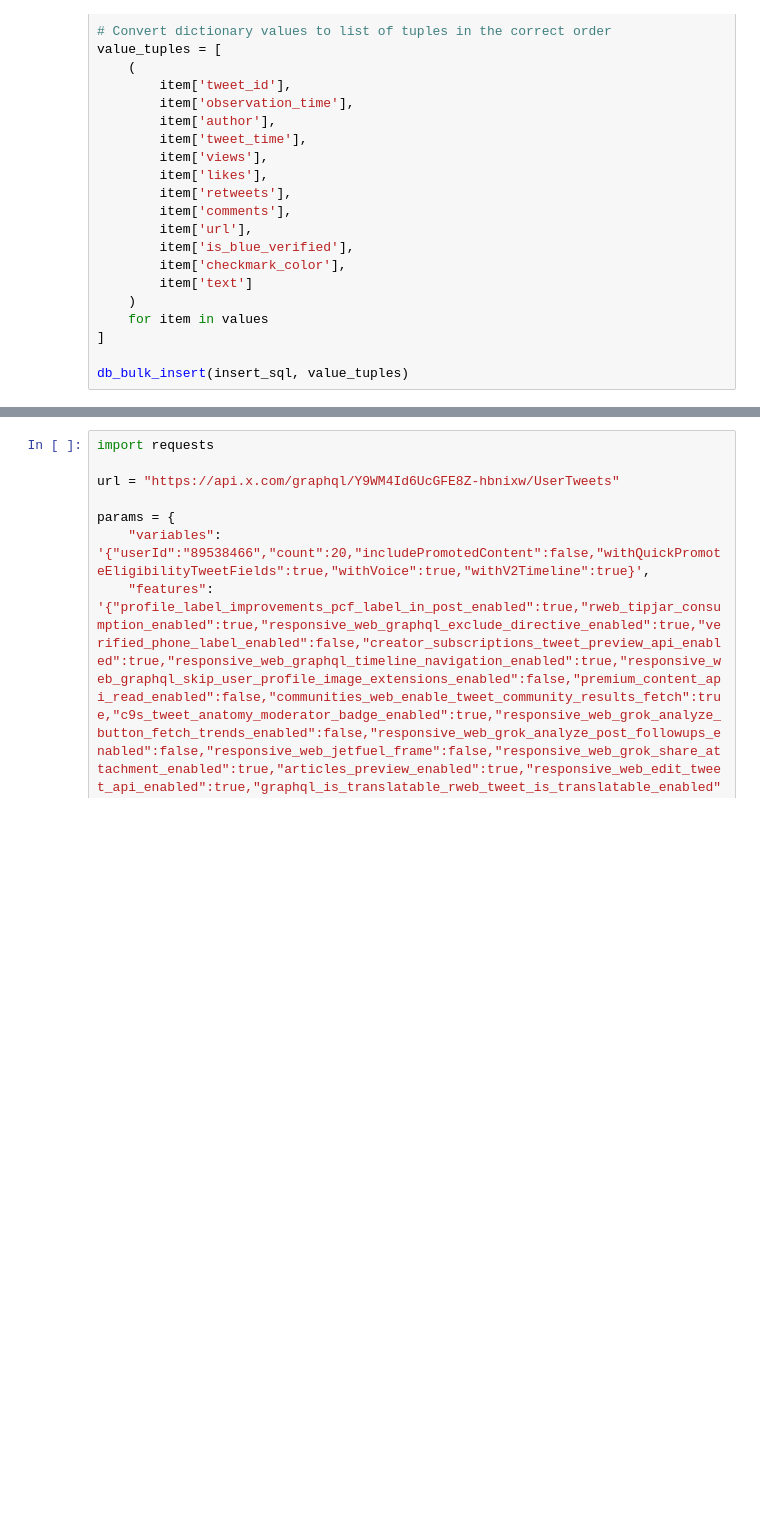
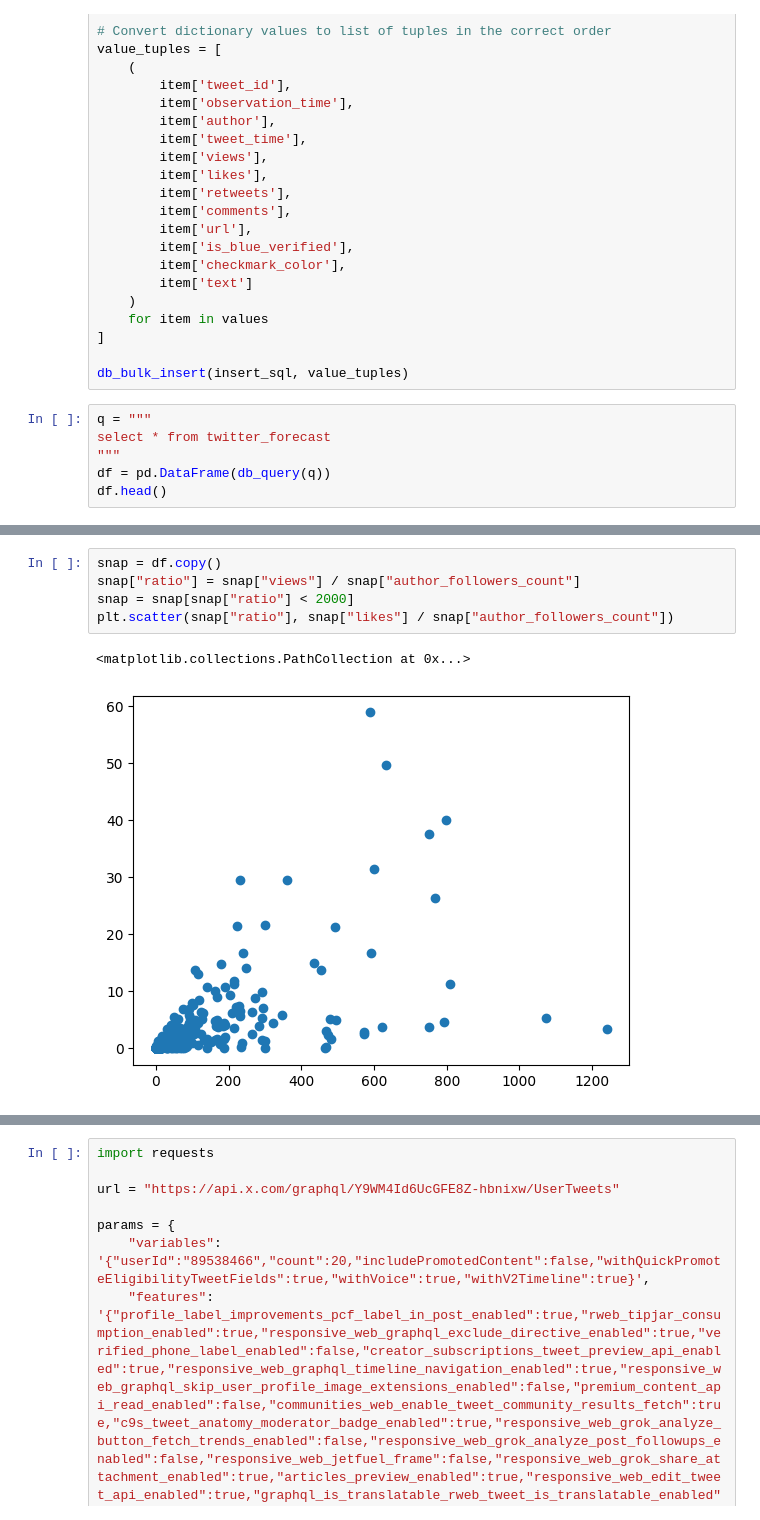
Before and after one commit to adolic/tweet_optimized, a Jupyter notebook: backend/scraping/eda.ipynb, the cells around one changed output, grey strips where cells are left out. Cells and saved outputs as stored; diff of their text form; blank space fills up the shorter version.

```diff
--- a/backend/scraping/eda.ipynb
+++ b/backend/scraping/eda.ipynb
@@ -169,3 +165,9 @@ value_tuples = [
 ]
 
 db_bulk_insert(insert_sql, value_tuples)
+# %%
+q = """
+select * from twitter_forecast
+"""
+df = pd.DataFrame(db_query(q))
+df.head()
@@ -171,0 +181,8 @@ db_bulk_insert(insert_sql, value_tuples)
+# %%
+snap = df.copy()
+snap["ratio"] = snap["views"] / snap["author_followers_count"]
+snap = snap[snap["ratio"] < 2000]
+plt.scatter(snap["ratio"], snap["likes"] / snap["author_followers_count"])
+# %% [output]
+<matplotlib.collections.PathCollection at 0x...>
+[figure, added]
```
Also changed, not shown: parts of 11 cells of this notebook, 21 other files.
